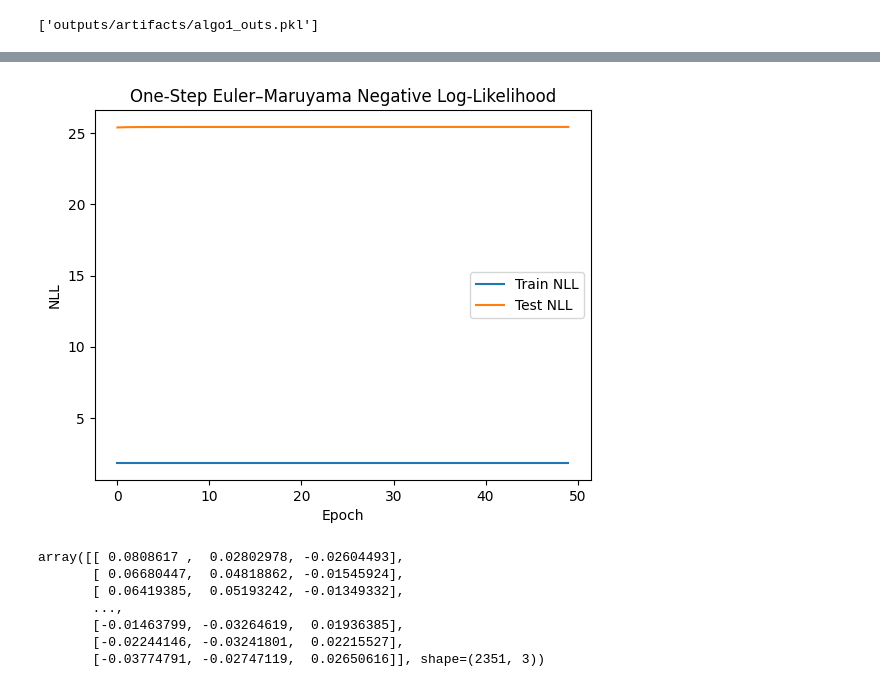
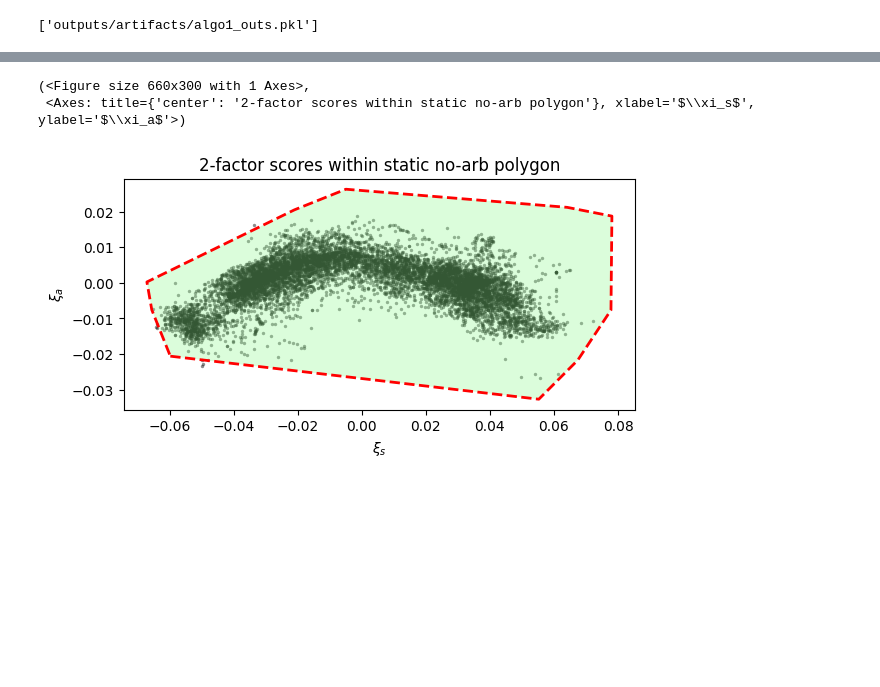
Before and after one commit to yungarjun/deribit_market_model, a Jupyter notebook: factor_decoding.ipynb, the cells around one changed output, grey strips where cells are left out. Drawn from its saved outputs; the diff is of its cells as text; code cells hidden in the pictures; blank space fills up the shorter version.

```diff
--- a/factor_decoding.ipynb
+++ b/factor_decoding.ipynb
@@ -68,49 +67,9 @@ plot_factors_figure_731_style(outs,
-# %%
-import matplotlib.pyplot as plt
-plt.figure()
-plt.plot(train_losses, label="Train NLL")
-plt.plot(test_losses, label="Test NLL")
-plt.title("One-Step Euler–Maruyama Negative Log-Likelihood")
-plt.xlabel("Epoch")
-plt.ylabel("NLL")
-plt.legend()
-plt.show()
-# %% [output]
-[figure, removed]
-# %%
-import numpy as np
-def build_xi_training_data(out, use_dyn = True, use_sa = True, use_stat = True):
-    parts = []
-    names = []
-
-    if use_dyn and out.Xi_dyn_train.size:
-        parts.append(out.Xi_dyn_train); names += [f"dyn{j}" for j in range(out.Xi_dyn_train.shape[1])]
-    if use_stat and out.Xi_stat_train.size:
-        parts.append(out.Xi_stat_train); names += [f"stat{j}" for j in range(out.Xi_stat_train.shape[1])]
-    if use_sa and out.Xi_sa_train.size:
-        parts.append(out.Xi_sa_train);   names += [f"sa{j}" for j in range(out.Xi_sa_train.shape[1])]
-    X_train = np.concatenate(parts, axis=1) if parts else None
-
-    parts_t = []
-    if use_dyn and out.Xi_dyn_test.size:
-        parts_t.append(out.Xi_dyn_test)
-    if use_stat and out.Xi_stat_test.size:
-        parts_t.append(out.Xi_stat_test)
-    if use_sa and out.Xi_sa_test.size:
-        parts_t.append(out.Xi_sa_test)
-    X_test = np.concatenate(parts_t, axis=1) if parts_t else None
-
-    return X_train, X_test, names
-
-
-X_train, X_test, names = build_xi_training_data(outs)
-
-X_test
-# %% [output]
-array([[ 0.0808617 ,  0.02802978, -0.02604493],
-       [ 0.06680447,  0.04818862, -0.01545924],
-       [ 0.06419385,  0.05193242, -0.01349332],
-       ...,
-       [-0.01463799, -0.03264619,  0.01936385],
-       [-0.02244146, -0.03241801,  0.02215527],
-       [-0.03774791, -0.02747119,  0.02650616]], shape=(2351, 3))
+# %%
+from utils.visuals import plot_threefactors_poly, plot_twofactor_polygon
+
+plot_twofactor_polygon(outs)
+# plot_threefactors_poly(outs)
+# %% [output]
+(<Figure size 660x300 with 1 Axes>,
+ <Axes: title={'center': '2-factor scores within static no-arb polygon'}, xlabel='$\\xi_s$', ylabel='$\\xi_a$'>)
+[figure, added]
```
Also changed, not shown: parts of 2 cells of this notebook, 4 other files.
